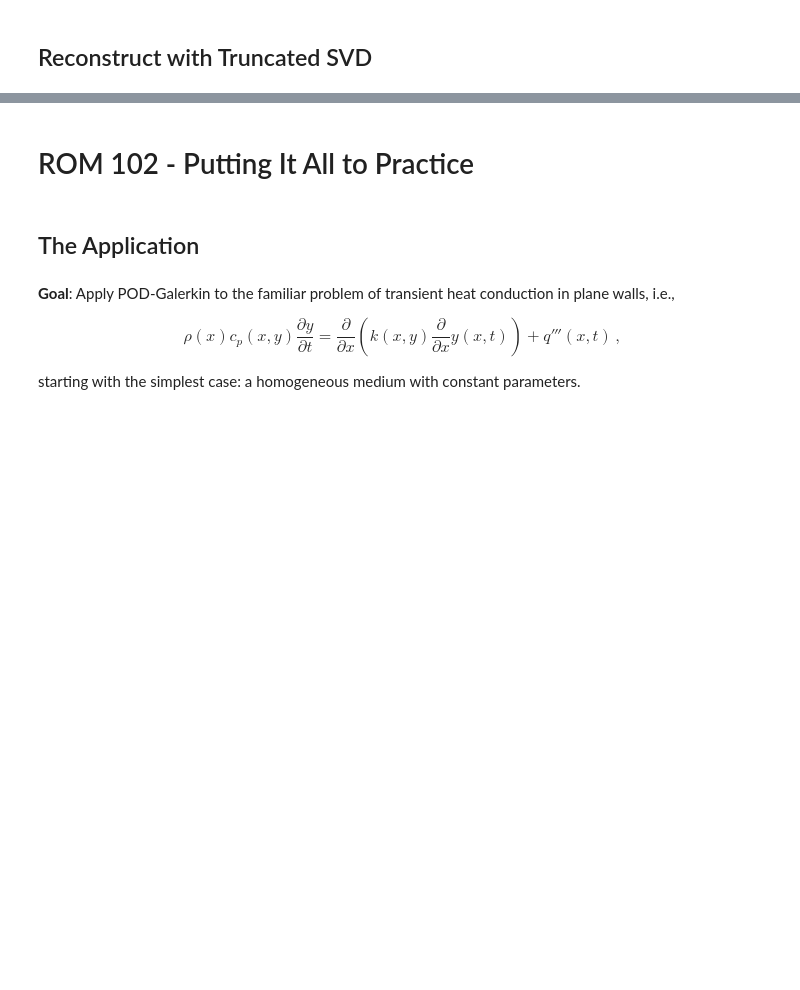
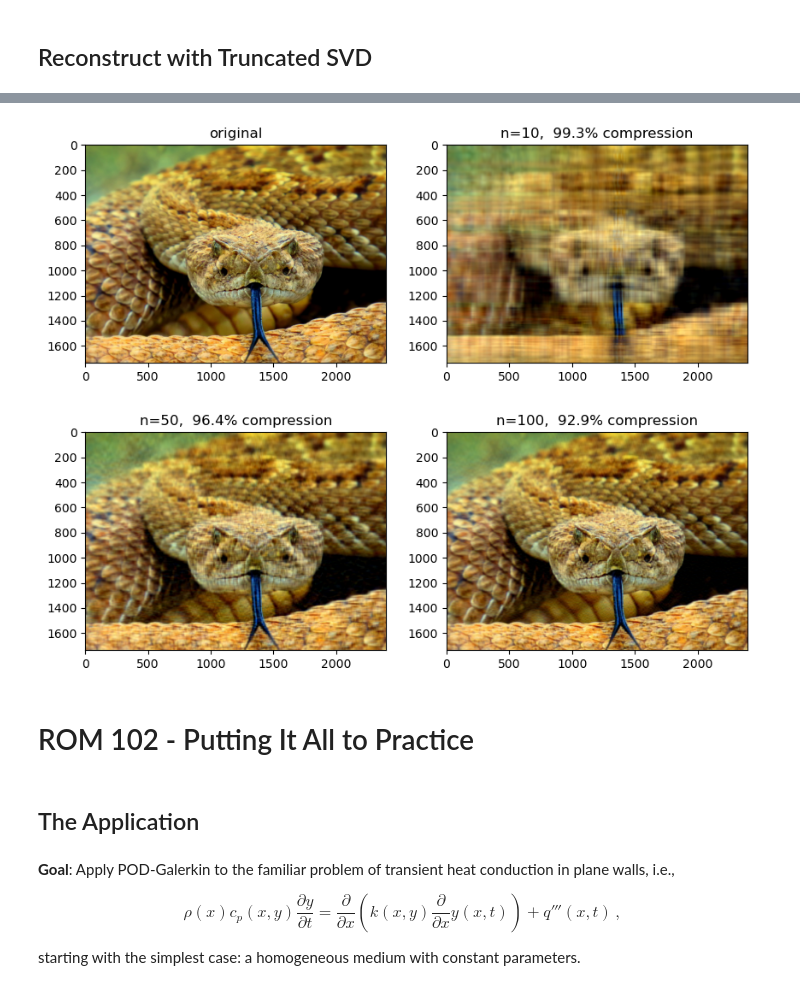
Before and after one commit to robertsj/rom_102, a Jupyter notebook: ROM_102_slides.ipynb, the cells around one changed output, grey strips where cells are left out. Saved outputs shown, nothing was run; the diff lists cells and outputs as text; code cells hidden in the pictures; blank space fills up the shorter version.

```diff
--- a/ROM_102_slides.ipynb
+++ b/ROM_102_slides.ipynb
@@ -126,3 +117,18 @@ axes[1, 1].imshow(A_r[2]); axes[1,1].set_title(tmpl.format(100, comp(100)));
+# %%
+A_r = []
+for r in [10, 50, 100]:
+    Sigma = np.diag(sigma) # make Sigma a diagonal matrix
+    A_r.append(U[:, :r]@(Sigma[:r, :r]@V[:r, :]))
+    A_r[-1] = np.array(A_r[-1].reshape((1737, 2400, 3)), dtype='i')
+    A_r[-1][A_r[-1]<0]=0; A_r[-1][A_r[-1]>255]=255;
+fig, axes = plt.subplots(nrows=2, ncols=2, figsize=(10,8))
+axes[0, 0].imshow(A_rgb); axes[0,0].set_title('original'); tmpl = 'n={},  {:.1f}% compression'
+comp = lambda n: (1-(U.shape[0]+V.shape[0])*n/A.shape[0]/A.shape[1])*100
+axes[0, 1].imshow(A_r[0]); axes[0,1].set_title(tmpl.format(10, comp(10)))
+axes[1, 0].imshow(A_r[1]); axes[1,0].set_title(tmpl.format(50, comp(50)))
+axes[1, 1].imshow(A_r[2]); axes[1,1].set_title(tmpl.format(100, comp(100)));
+# %% [output]
+[figure, added]
 # %% [markdown]
 # ROM 102 - Putting It All to Practice
 # %% [markdown]
```
Also changed, not shown: parts of 51 cells of this notebook, 1 other file.
